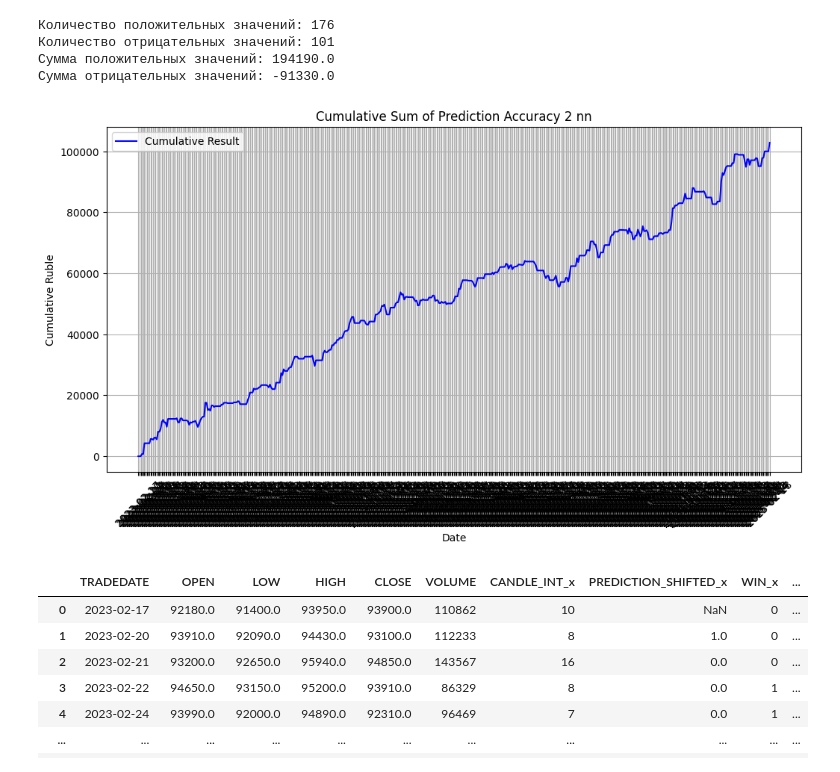
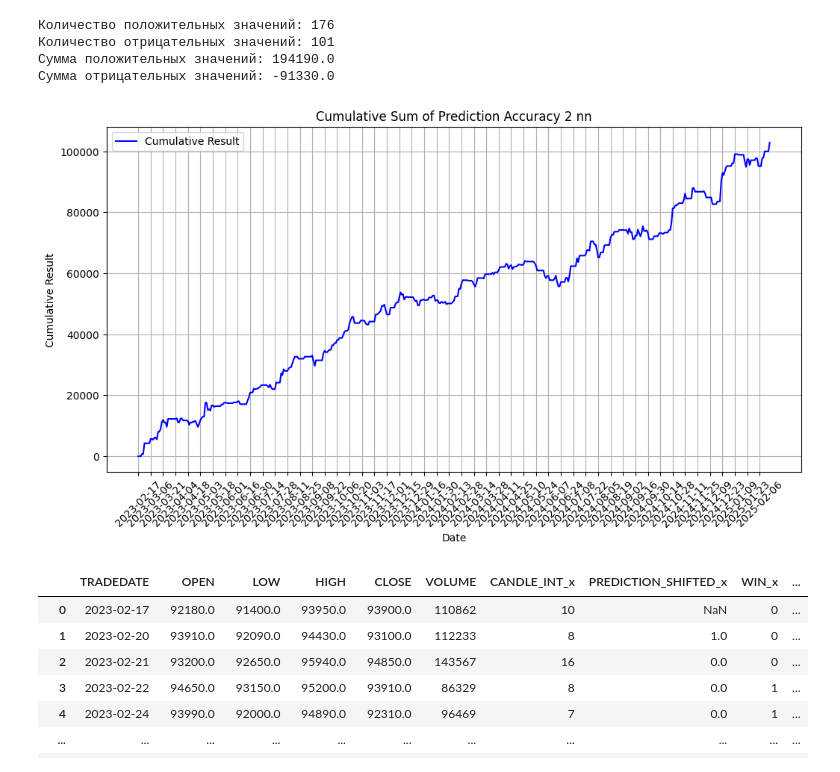
Before and after one commit to Alkor135/quote_prepare, a Jupyter notebook: fut_opt_lih_features_prepare/agregate_02.ipynb, the cells around one changed output. Drawn from its saved outputs; the diff is of its cells as text; code cells hidden in the pictures.

```diff
--- a/fut_opt_lih_features_prepare/agregate_02.ipynb
+++ b/fut_opt_lih_features_prepare/agregate_02.ipynb
@@ -90,16 +90,17 @@ print(f"Сумма отрицательных значений: {sum_negative}")
 # %%
 plt.figure(figsize=(12, 6))
 plt.plot(df["TRADEDATE"], df["CUMULATIVE_RESULT"], label="Cumulative Result", color="b")
 plt.xlabel("Date")
-plt.ylabel("Cumulative Ruble")
+plt.ylabel("Cumulative Result")
 plt.title("Cumulative Sum of Prediction Accuracy 2 nn")
 plt.legend()
 plt.grid()
 
-plt.xticks(rotation=45)
+# plt.xticks(rotation=45)
+plt.xticks(df["TRADEDATE"][::10], rotation=45)
 plt.show()
 # %% [output]
-[figure, old version]
+[figure, new version]
 # %%
 """
 По данным на 25 февраля 2025 года, стоимость пункта цены фьючерса RTS-3.25
```
Also changed, not shown: parts of 1 cell of this notebook, 2 other files.
